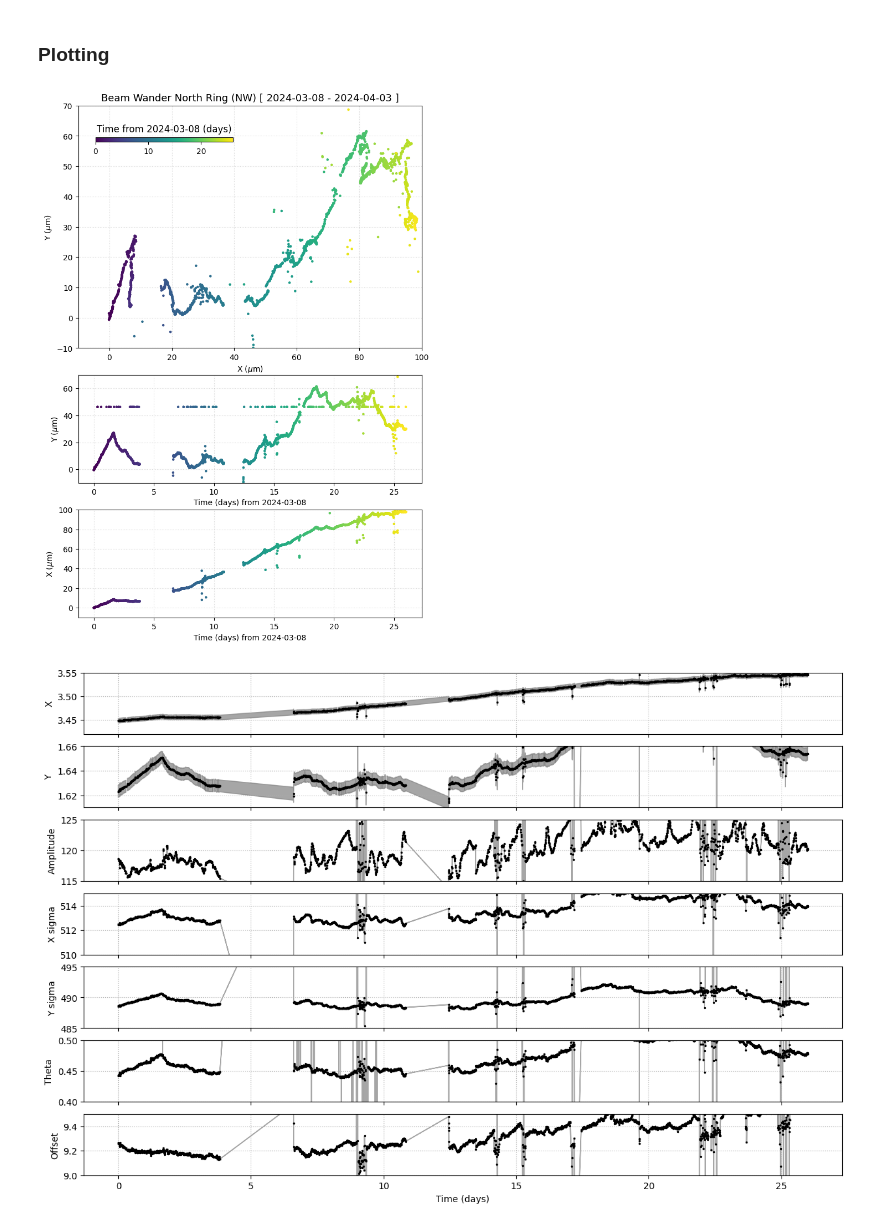
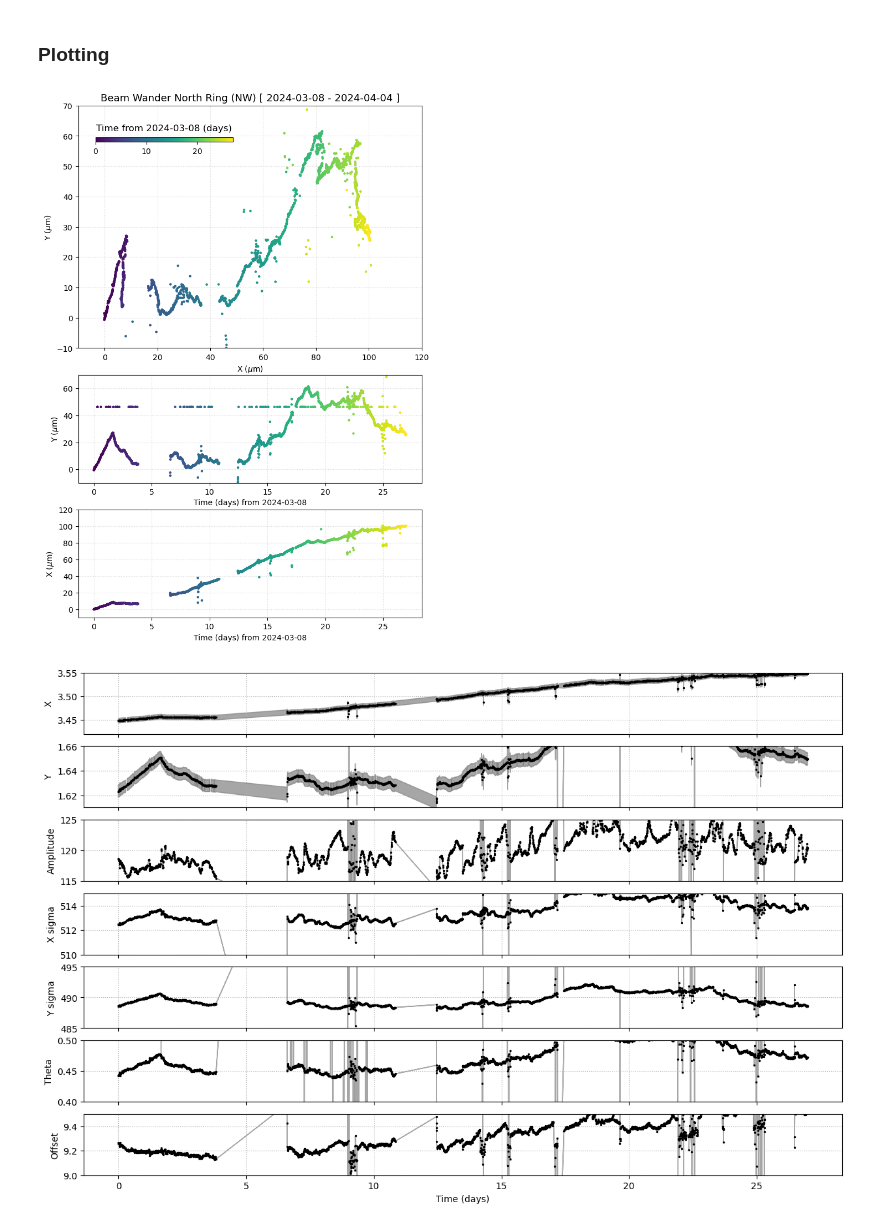
Before and after one commit to andbrocode/notebooks2, a Jupyter notebook: BeamWander/GaussFit2D_makeplot.ipynb, the cells around one changed output. Cells and saved outputs as stored; diff of their text form; code cells hidden in the pictures.

```diff
--- a/BeamWander/GaussFit2D_makeplot.ipynb
+++ b/BeamWander/GaussFit2D_makeplot.ipynb
@@ -43,7 +43,7 @@ config['date2'] = "2024-02-23"
 
 ## experiment 2
 config['date1'] = "2024-03-09"
-config['date2'] = "2024-04-03"
+config['date2'] = "2024-04-04"
 # %%
 from functions.load_mlti import __load_mlti
 from functions.get_mlti_intervals import __get_mlti_intervals
@@ -184,35 +184,35 @@ def __makeplot_beam_wander(df0):
     ax3.set_ylabel("X ($\mu$m)")
     ax3.set_xlabel(f"Time (days) from {str(df.time_utc.iloc[0])[:10]}")
 
     for ax in [ax1, ax2, ax3]:
         ax.grid(ls=":", alpha=0.5, zorder=0)
 
     # x1, x2 = 3.44, 3.52
     # y1, y2 = 1.62, 1.66
-    x1, x2 = -10, 100
+    x1, x2 = -10, 120
     y1, y2 = -10, 70
     ax1.set_xlim(x1, x2)
     ax1.set_ylim(y1, y2)
     ax2.set_ylim(y1, y2)
     ax3.set_ylim(x1, x2)
 
     # add title
     ax1.set_title(f"Beam Wander North Ring (NW) [ {df0.time_utc.iloc[0].date} - {df0.time_utc.iloc[-1].date} ]", fontsize=font+1)
 
     # add colorbar
     cax1 = ax1.inset_axes([0.05, 0.85, 0.4, 0.02])
     cb5 = plt.colorbar(cb, ax=ax1, cax=cax1, orientation="horizontal")
     cb5.set_label(f"Time from {df0.time_utc.iloc[0].date} (days)", fontsize=font, labelpad=-40)
 
 
     plt.show();
     return fig
 
 fig = __makeplot_beam_wander(df)
 
 fig.savefig(config['path_to_figures']+f"BeamWander_RU.png", format="png", dpi=150, bbox_inches='tight')
 # %% [output]
-[figure, old version]
+[figure, new version]
 # %%
 def __makeplot():
 
@@ -285,7 +285,7 @@ def __makeplot():
 
 fig = __makeplot();
 # %% [output]
-[figure, old version]
+[figure, new version]
 # %%
 plt.fill_between(df.time_sec, df.x-df.x_var, df.x+df.x_var, color="grey", alpha=0.7, interpolate=False)
 
```
Also changed, not shown: parts of 3 cells of this notebook, 11 other files.
